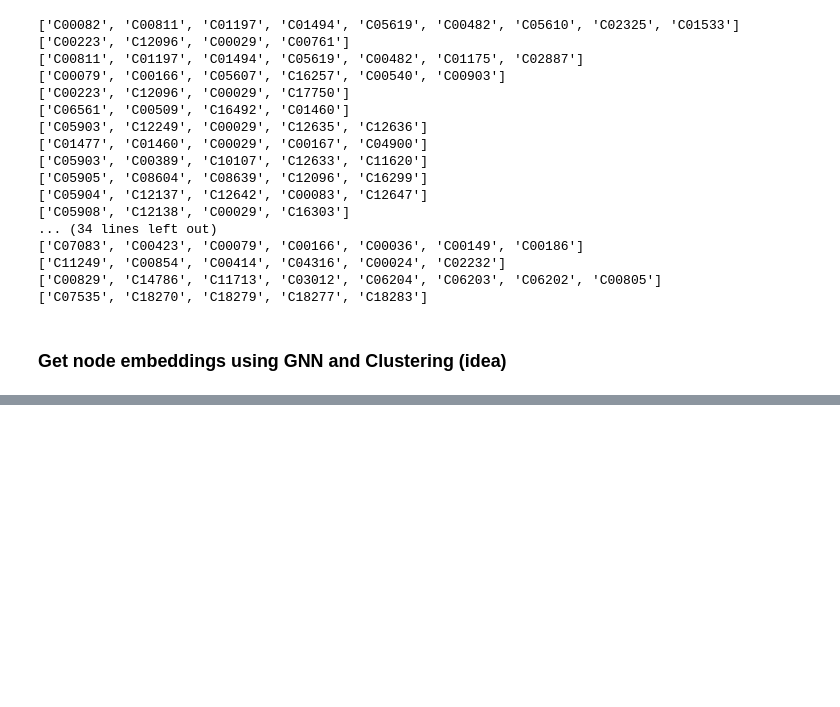
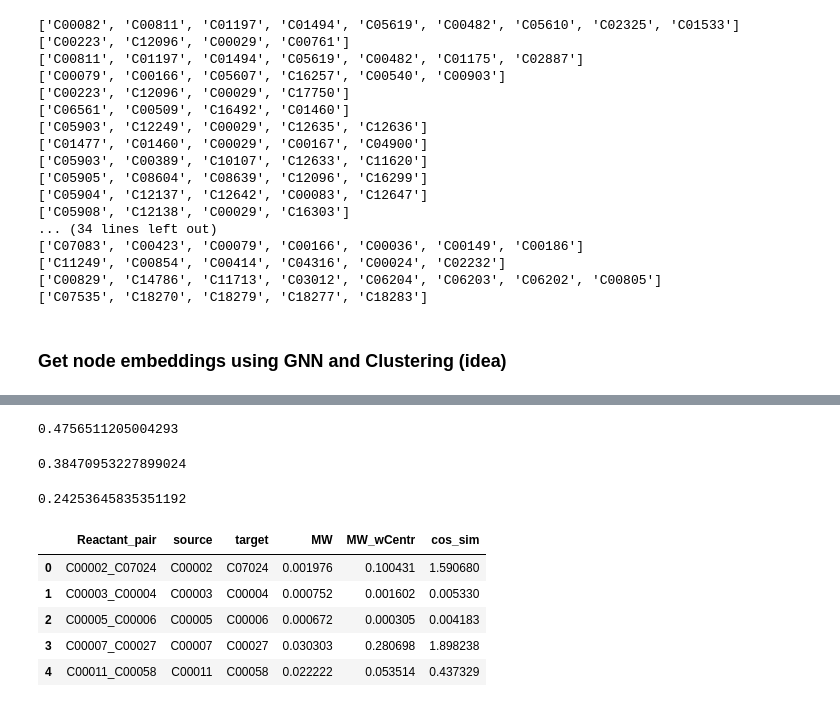
Before and after one commit to costasmexis/pathwayFinder, a Jupyter notebook: main.ipynb, the cells around one changed output, grey strips where cells are left out. Drawn from its saved outputs; the diff is of its cells as text; code cells hidden in the pictures; blank space fills up the shorter version.

```diff
--- a/main.ipynb
+++ b/main.ipynb
@@ -578,8 +516,0 @@ plt.show()
-# %%
-# Initialize the KMeans model with the optimal k value
-k = 3
-kmeans = KMeans(n_clusters=k)
-
-# Fit the model to the data and predict the clusters for each data point
-kmeans.fit(node_embeddings)
-labels = kmeans.predict(node_embeddings)
@@ -607,0 +532,49 @@ df[df['cluster']==2]
+# %%
+from sklearn.metrics.pairwise import cosine_similarity
+from scipy.stats import pearsonr
+
+# Suppose you have the node embeddings in a dictionary called 'embeddings'
+u_embedding = node_embeddings.iloc[62,:-1]
+v_embedding = node_embeddings.iloc[3809,:-1]
+
+similarity = cosine_similarity(u_embedding.values.reshape(1, -1), v_embedding.values.reshape(1, -1))[0, 0]
+print(similarity)
+# %% [output]
+0.4756511205004293
+# %%
+similarity, _ = pearsonr(u_embedding, v_embedding)
+print(similarity)
+# %% [output]
+0.38470953227899024
+# %%
+distance = np.linalg.norm(u_embedding - v_embedding)
+similarity = 1 / (1 + distance)
+print(similarity)
+# %% [output]
+0.24253645835351192
+# %%
+# Add cosine similarity from embedding to pairs
+cos_sim = []
+for row in range(len(pairs)):
+
+    source = pairs['source'].iloc[row]
+    target = pairs['target'].iloc[row]
+
+    u_embedding = node_embeddings[node_embeddings['id'] == source].iloc[0, :-1]
+    v_embedding = node_embeddings[node_embeddings['id'] == target].iloc[0, :-1]
+
+    similarity = cosine_similarity(u_embedding.values.reshape(1, -1), v_embedding.values.reshape(1, -1))[0, 0]
+    cos_sim.append(similarity)
+
+pairs['cos_sim'] = cos_sim
+# pairs['cos_sim'] = (pairs['cos_sim'] + 1) / 2
+pairs['cos_sim'] = 1 - pairs['cos_sim']
+
+pairs.head()
+# %% [output]
+|  | Reactant_pair | source | target | MW | MW_wCentr | cos_sim |
+| 0 | C00002_C07024 | C00002 | C07024 | 0.001976 | 0.100431 | 1.590680 |
+| 1 | C00003_C00004 | C00003 | C00004 | 0.000752 | 0.001602 | 0.005330 |
+| 2 | C00005_C00006 | C00005 | C00006 | 0.000672 | 0.000305 | 0.004183 |
+| 3 | C00007_C00027 | C00007 | C00027 | 0.030303 | 0.280698 | 1.898238 |
+| 4 | C00011_C00058 | C00011 | C00058 | 0.022222 | 0.053514 | 0.437329 |
```
Also changed, not shown: parts of 34 cells of this notebook, 1 other file.
